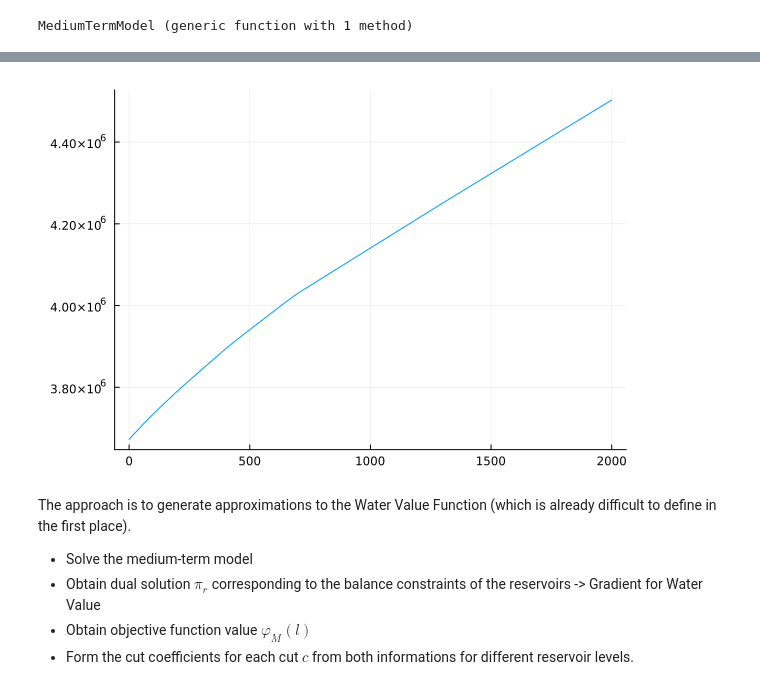
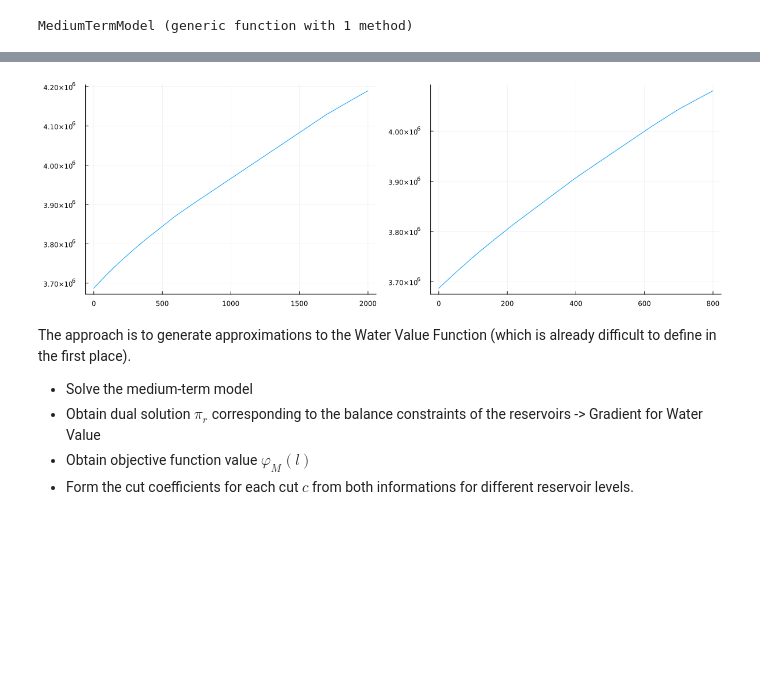
Before and after one commit to lennarthagemann/Code-Master-Thesis, a Jupyter notebook: DevelopmentMediumTerm.ipynb, the cells around one changed output, grey strips where cells are left out. Saved outputs shown, nothing was run; the diff lists cells and outputs as text; code cells hidden in the pictures; blank space fills up the shorter version.

Commit message:
Updated Plots

```diff
--- a/DevelopmentMediumTerm.ipynb
+++ b/DevelopmentMediumTerm.ipynb
@@ -572,9 +572,10 @@ FlasjonHolsmjon
 # %%
-g(x) = SDDP.evaluate(V_data, (Symbol("l[Holsmjon]") => 0, Symbol("l[Flasjon]") => x))[1]
+g(x) = SDDP.evaluate(V_data, (Symbol("l[Holsmjon]") => x, Symbol("l[Flasjon]") => 0))[1]
+h(x) = SDDP.evaluate(V_data, (Symbol("l[Holsmjon]") => 0, Symbol("l[Flasjon]") => x))[1]
 
-Plots.plot(bounds_1, g, legend=false)
+Plots.plot([bounds_1, bounds_2], [g, h], legend=false, layout = (1, 2), size= (1200,400), show=true)
 # %% [output]
-[figure, old version]
+[figure, new version]
 # %% [markdown]
 The approach is to generate approximations to the Water Value Function (which is already difficult to define in the first place).
 
```
Also changed, not shown: parts of 15 cells of this notebook.
